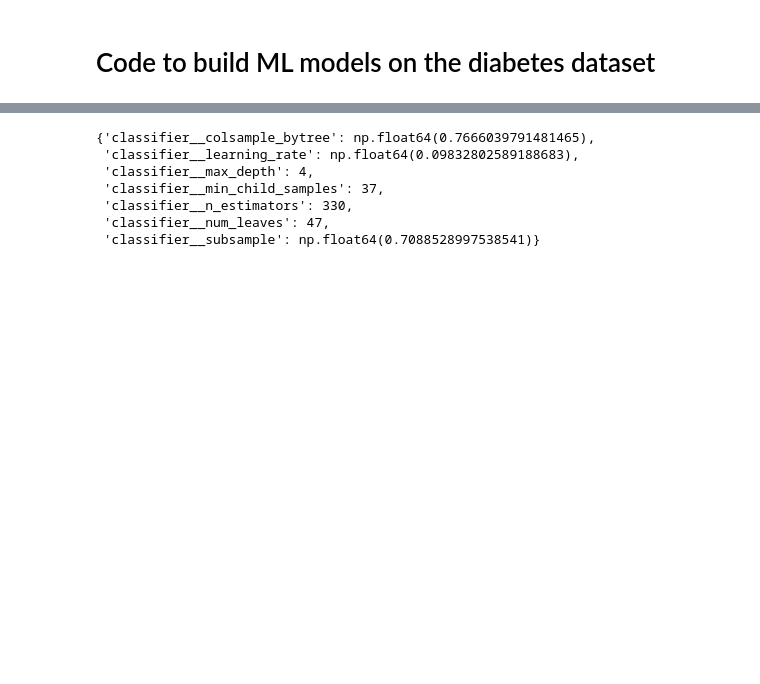
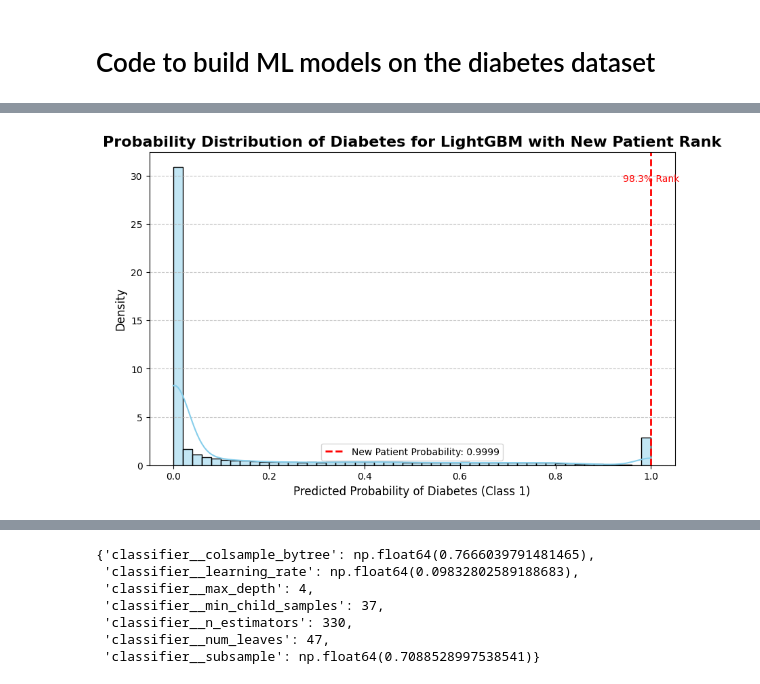
Before and after one commit to piyus22/SUGAR, a Jupyter notebook: diabetes_prediction.ipynb, the cells around one changed output, grey strips where cells are left out. Cells and saved outputs as stored; diff of their text form; code cells hidden in the pictures; blank space fills up the shorter version.

Commit message:
probability addition
probability addition

```diff
--- a/diabetes_prediction.ipynb
+++ b/diabetes_prediction.ipynb
@@ -588,0 +577,99 @@ K-Nearest Neighbors (with SMOTE)    0.9116   0.9119               0.4880
+# %%
+print("\n--- 11. Probabilistic Prediction and Ranking for a New Patient ---")
+
+def predict_and_rank_patient(model_pipeline, X_data_train, new_patient_features, model_name="Model"):
+    """
+    Predicts the probability for a new patient and plots their rank
+    in the distribution of probabilities from the training data.
+
+    Args:
+        model_pipeline: The trained scikit-learn pipeline (best_lgb_model or similar).
+        X_data_train: The original training features (DataFrame) to get all feature names.
+        new_patient_features: A dictionary or pandas Series of the new patient's features.
+        model_name: Name of the model for plot title.
+    """
+    # 1. Prepare new patient data
+    new_patient_df = pd.DataFrame([new_patient_features])
+
+    # Ensure all columns from original training data are present, fill missing with NaN
+    # This is crucial for the preprocessor
+    for col in X_data_train.columns:
+        if col not in new_patient_df.columns:
+            new_patient_df[col] = np.nan # Or a sensible default/imputation method if known
+
+    # Reorder columns to match the training data used by the preprocessor
+    new_patient_df = new_patient_df[X_data_train.columns]
+
+    # 2. Predict probability for the new patient
+    new_patient_prob = model_pipeline.predict_proba(new_patient_df)[:, 1][0]
+    print(f"\nNew Patient's Predicted Probability of Diabetes: {new_patient_prob:.4f}")
+
+    # 3. Get probabilities for all training data points (or a representative sample)
+    # Using X_train for the full distribution as it represents the data the model learned from.
+    # Predict probabilities on X_train using the trained model.
+    all_probabilities = model_pipeline.predict_proba(X_train)[:, 1]
+
+    # 4. Plot the distribution and mark the new patient's rank
+    plt.figure(figsize=(10, 6))
+    sns.histplot(all_probabilities, bins=50, kde=True, color='skyblue', edgecolor='black', stat='density')
+    plt.axvline(new_patient_prob, color='red', linestyle='--', linewidth=2, label=f'New Patient Probability: {new_patient_prob:.4f}')
+
+    # Calculate percentile rank
+    percentile_rank = np.mean(all_probabilities <= new_patient_prob) * 100
+    plt.text(new_patient_prob, plt.ylim()[1]*0.9, f'{percentile_rank:.1f}% Rank', color='red', ha='center', va='bottom', fontsize=10)
+
+    plt.title(f'Probability Distribution of Diabetes for {model_name} with New Patient Rank', fontsize=16, fontweight='bold')
+    plt.xlabel('Predicted Probability of Diabetes (Class 1)', fontsize=12)
+    plt.ylabel('Density', fontsize=12)
+    plt.legend(fontsize=10)
+    plt.grid(axis='y', linestyle='--', alpha=0.7)
+    plt.show()
+
+# --- Example Usage of the new function ---
+
+# Define a hypothetical new patient's features (ensure all original columns are included)
+# Use your actual column names and example values
+# For 'gender', 'smoking_history', ensure the exact categories used in your dataset.
+new_patient_example = {
+    'gender': 'Female',
+    'age': 55,
+    'hypertension': 0,
+    'heart_disease': 1,
+    'smoking_history': 'never',
+    'bmi': 32.5,
+    'HbA1c_level': 6.8,
+    'blood_glucose_level': 180
+}
+
+if best_model_name:
+    print(f"\nUsing the best model: {best_model_name} for probabilistic prediction.")
+    predict_and_rank_patient(
+        model_pipeline=results[best_model_name]["model"],
+        X_data_train=X_train, # Pass the original training DataFrame to ensure column order and names
+        new_patient_features=new_patient_example,
+        model_name=best_model_name
+    )
+else:
+    print("No best model found or selected. Cannot perform new patient prediction.")
+
+# You can also test with another patient
+new_patient_example_2 = {
+    'gender': 'Male',
+    'age': 70,
+    'hypertension': 1,
+    'heart_disease': 1,
+    'smoking_history': 'current',
+    'bmi': 35.0,
+    'HbA1c_level': 6.5,
+    'blood_glucose_level': 220
+}
+
+if best_model_name:
+    print(f"\nUsing the best model: {best_model_name} for another probabilistic prediction.")
+    predict_and_rank_patient(
+        model_pipeline=results[best_model_name]["model"],
+        X_data_train=X_train,
+        new_patient_features=new_patient_example_2,
+        model_name=best_model_name
+    )
+# %% [output]
@@ -588,0 +681 @@ K-Nearest Neighbors (with SMOTE)    0.9116   0.9119               0.4880
+[figure, added]
```
Also changed, not shown: parts of 7 cells of this notebook, 5 other files.
